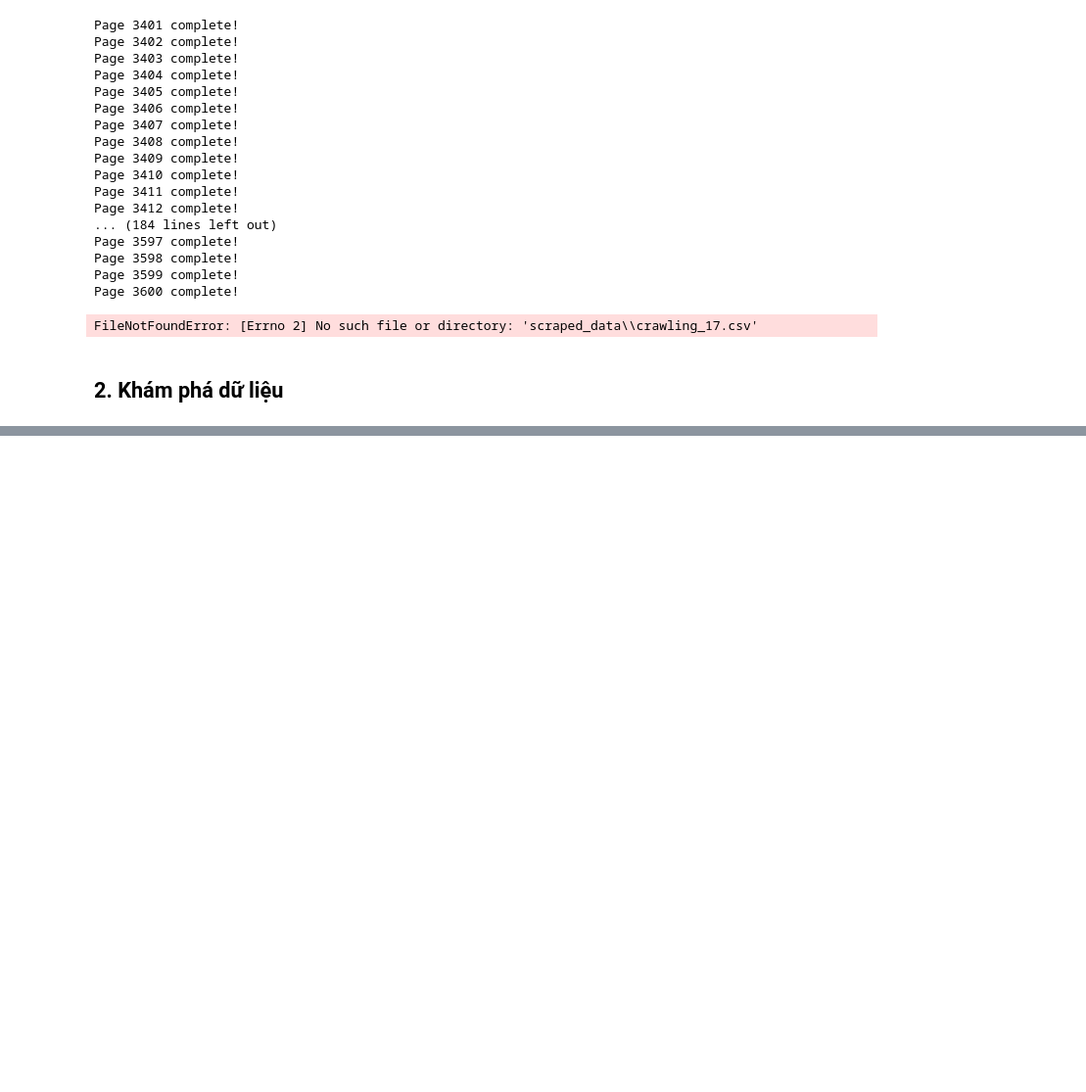
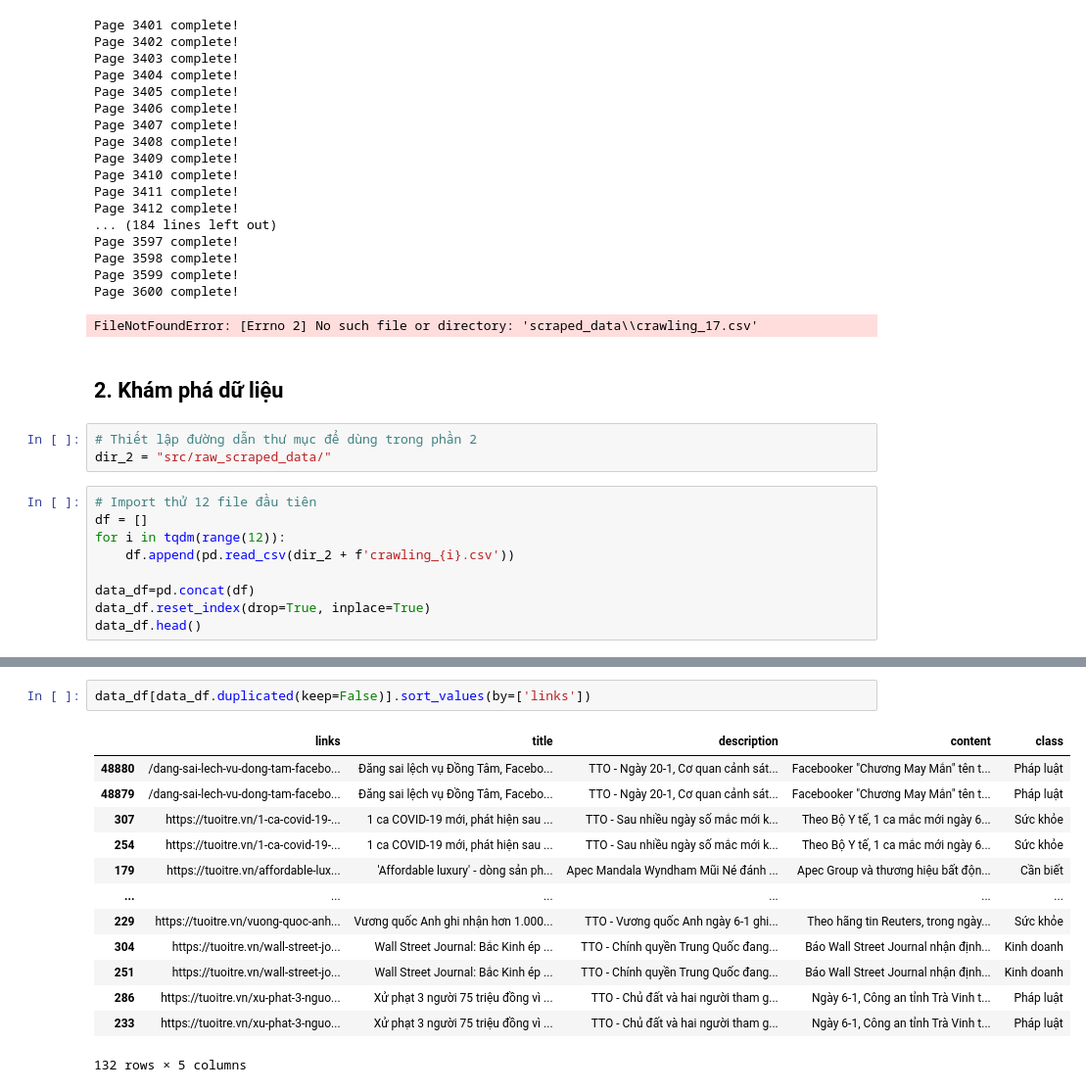
Before and after one commit to vlozg/DoAn_CuoiKy_DataScience, a Jupyter notebook: Final.ipynb, the cells around one changed output, grey strips where cells are left out. Shown at 98% size. Cells and saved outputs as stored; diff of their text form; blank space fills up the shorter version.

```diff
--- a/Final.ipynb
+++ b/Final.ipynb
@@ -260,3 +291,15 @@ Page 3600 complete!
 FileNotFoundError: [Errno 2] No such file or directory: 'scraped_data\\crawling_17.csv'
 # %% [markdown]
 ## 2. Khám phá dữ liệu
+# %%
+# Thiết lập đường dẫn thư mục để dùng trong phần 2
+dir_2 = "src/raw_scraped_data/"
+# %%
+# Import thử 12 file đầu tiên
+df = []
+for i in tqdm(range(12)):
+    df.append(pd.read_csv(dir_2 + f'crawling_{i}.csv'))
+
+data_df=pd.concat(df)
+data_df.reset_index(drop=True, inplace=True)
+data_df.head()
@@ -262,0 +327,16 @@ FileNotFoundError: [Errno 2] No such file or directory: 'scraped_data\\crawling_
+# %%
+data_df[data_df.duplicated(keep=False)].sort_values(by=['links'])
+# %% [output]
+|  | links | title | description | content | class |
+| 48880 | /dang-sai-lech-vu-dong-tam-facebo... | Đăng sai lệch vụ Đồng Tâm, Facebo... | TTO - Ngày 20-1, Cơ quan cảnh sát... | Facebooker "Chương May Mắn" tên t... | Pháp luật |
+| 48879 | /dang-sai-lech-vu-dong-tam-facebo... | Đăng sai lệch vụ Đồng Tâm, Facebo... | TTO - Ngày 20-1, Cơ quan cảnh sát... | Facebooker "Chương May Mắn" tên t... | Pháp luật |
+| 307 | https://tuoitre.vn/1-ca-covid-19-... | 1 ca COVID-19 mới, phát hiện sau ... | TTO - Sau nhiều ngày số mắc mới k... | Theo Bộ Y tế, 1 ca mắc mới ngày 6... | Sức khỏe |
+| 254 | https://tuoitre.vn/1-ca-covid-19-... | 1 ca COVID-19 mới, phát hiện sau ... | TTO - Sau nhiều ngày số mắc mới k... | Theo Bộ Y tế, 1 ca mắc mới ngày 6... | Sức khỏe |
+| 179 | https://tuoitre.vn/affordable-lux... | 'Affordable luxury' - dòng sản ph... | Apec Mandala Wyndham Mũi Né đánh ... | Apec Group và thương hiệu bất độn... | Cần biết |
+| ... | ... | ... | ... | ... | ... |
+| 229 | https://tuoitre.vn/vuong-quoc-anh... | Vương quốc Anh ghi nhận hơn 1.000... | TTO - Vương quốc Anh ngày 6-1 ghi... | Theo hãng tin Reuters, trong ngày... | Sức khỏe |
+| 304 | https://tuoitre.vn/wall-street-jo... | Wall Street Journal: Bắc Kinh ép ... | TTO - Chính quyền Trung Quốc đang... | Báo Wall Street Journal nhận định... | Kinh doanh |
+| 251 | https://tuoitre.vn/wall-street-jo... | Wall Street Journal: Bắc Kinh ép ... | TTO - Chính quyền Trung Quốc đang... | Báo Wall Street Journal nhận định... | Kinh doanh |
+| 286 | https://tuoitre.vn/xu-phat-3-nguo... | Xử phạt 3 người 75 triệu đồng vì ... | TTO - Chủ đất và hai người tham g... | Ngày 6-1, Công an tỉnh Trà Vinh t... | Pháp luật |
+| 233 | https://tuoitre.vn/xu-phat-3-nguo... | Xử phạt 3 người 75 triệu đồng vì ... | TTO - Chủ đất và hai người tham g... | Ngày 6-1, Công an tỉnh Trà Vinh t... | Pháp luật |
+132 rows × 5 columns
```
Also changed, not shown: parts of 45 cells of this notebook.
